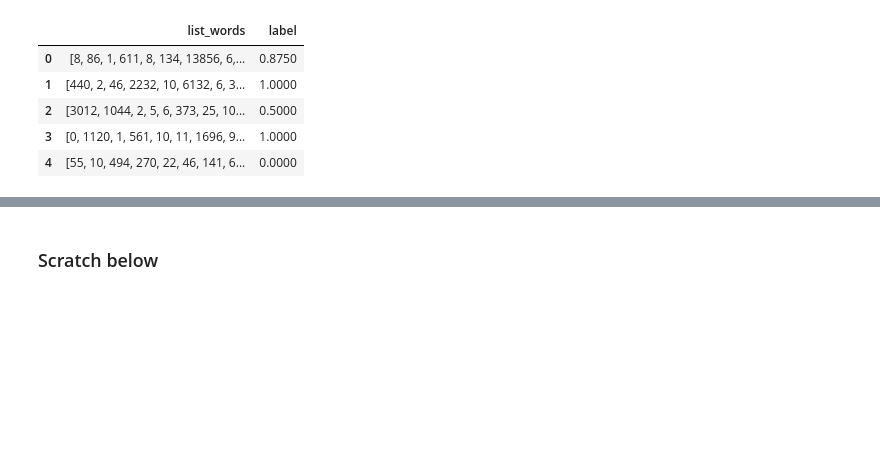
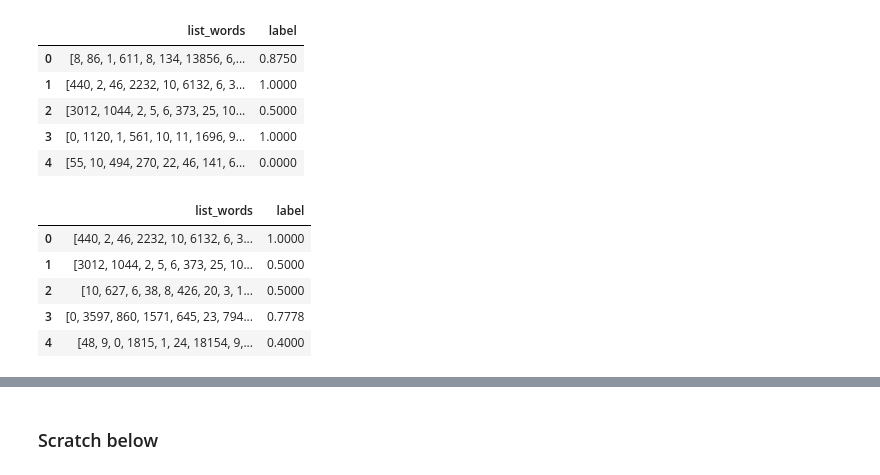
Before and after one commit to yannie/w266-final-project, a Jupyter notebook: Amazon_Review_Helpfuless_4.0.ipynb, the cells around one changed output, grey strips where cells are left out. Saved outputs shown, nothing was run; the diff lists cells and outputs as text; code cells hidden in the pictures; blank space fills up the shorter version.

```diff
--- a/Amazon_Review_Helpfuless_4.0.ipynb
+++ b/Amazon_Review_Helpfuless_4.0.ipynb
@@ -219,3 +243,12 @@ train_df.head()
+# %%
+test_df.head()
+# %% [output]
+|  | list_words | label |
+| 0 | [440, 2, 46, 2232, 10, 6132, 6, 3... | 1.0000 |
+| 1 | [3012, 1044, 2, 5, 6, 373, 25, 10... | 0.5000 |
+| 2 | [10, 627, 6, 38, 8, 426, 20, 3, 1... | 0.5000 |
+| 3 | [0, 3597, 860, 1571, 645, 23, 794... | 0.7778 |
+| 4 | [48, 9, 0, 1815, 1, 24, 18154, 9,... | 0.4000 |
 # %%
 ##this is not necessary
 class SimpleDataIterator():
```
Also changed, not shown: parts of 22 cells of this notebook, 1 other file.
